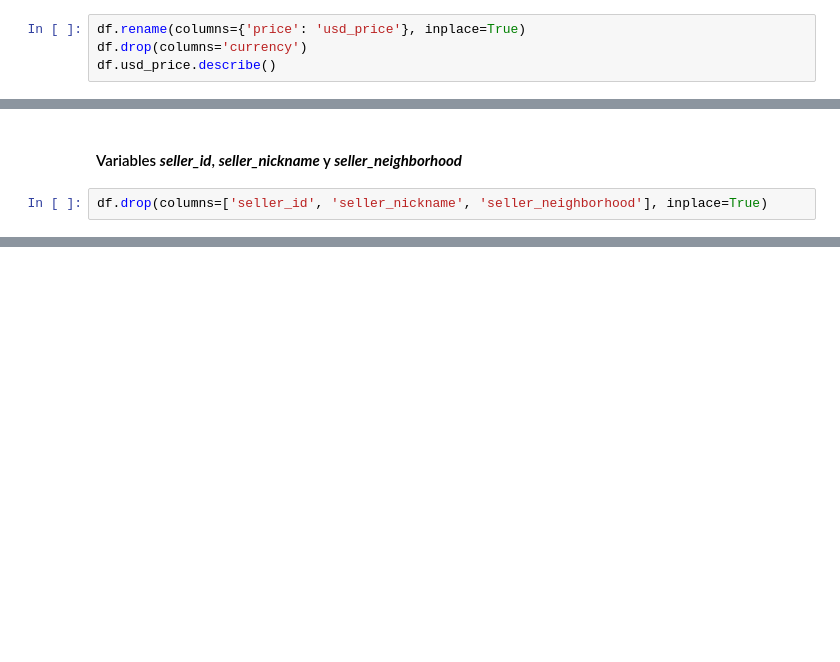
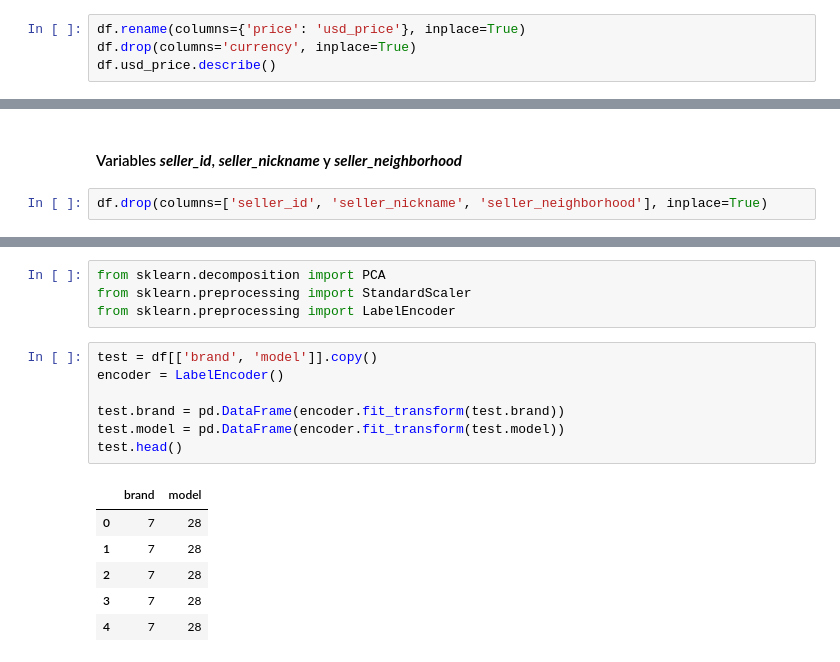
Before and after one commit to arielRas/UsedCarPricePredict-MercadoLibre, a Jupyter notebook: CarPricePredict.ipynb, the cells around one changed output, grey strips where cells are left out. Drawn from its saved outputs; the diff is of its cells as text; blank space fills up the shorter version.

```diff
--- a/CarPricePredict.ipynb
+++ b/CarPricePredict.ipynb
@@ -433,7 +433,7 @@ df.price = df.price.astype(float)
 df.loc[df.currency == 'ARS', 'price'] = df.price.apply(lambda x: x/1020)
 # %%
 df.rename(columns={'price': 'usd_price'}, inplace=True)
-df.drop(columns='currency')
+df.drop(columns='currency', inplace=True)
 df.usd_price.describe()
 # %% [output]
 count     11791.000000
@@ -584,0 +624,18 @@ df.drop(columns=['seller_id', 'seller_nickname', 'seller_neighborhood'], inplace
+# %%
+from sklearn.decomposition import PCA
+from sklearn.preprocessing import StandardScaler
+from sklearn.preprocessing import LabelEncoder
+# %%
+test = df[['brand', 'model']].copy()
+encoder = LabelEncoder()
+
+test.brand = pd.DataFrame(encoder.fit_transform(test.brand))
+test.model = pd.DataFrame(encoder.fit_transform(test.model))
+test.head()
+# %% [output]
+|  | brand | model |
+| 0 | 7 | 28 |
+| 1 | 7 | 28 |
+| 2 | 7 | 28 |
+| 3 | 7 | 28 |
+| 4 | 7 | 28 |
```
Also changed, not shown: parts of 10 cells of this notebook, 1 other file.
